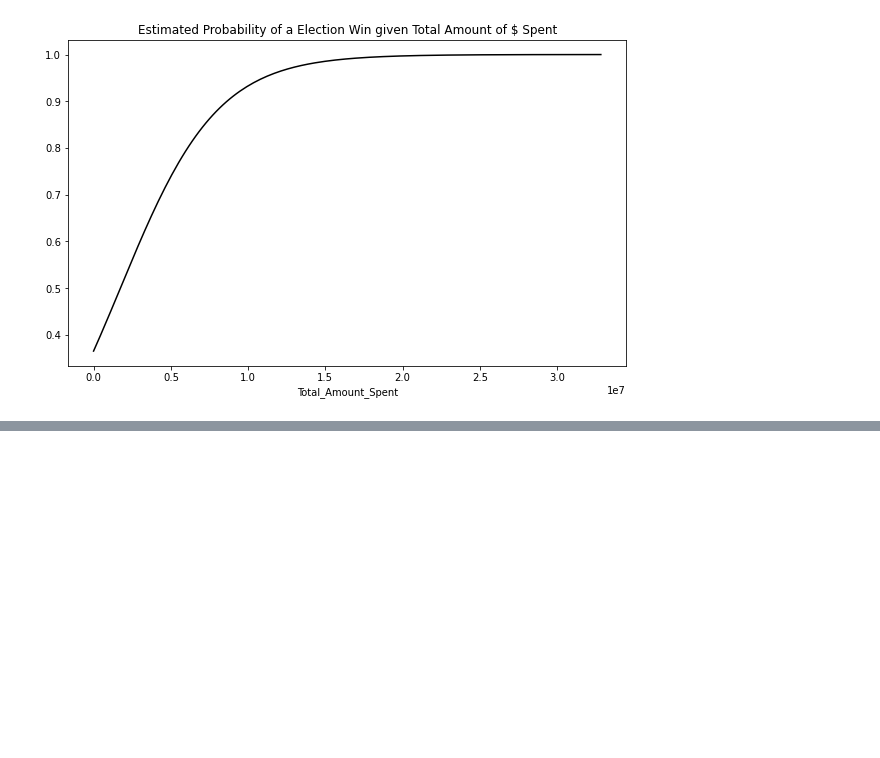
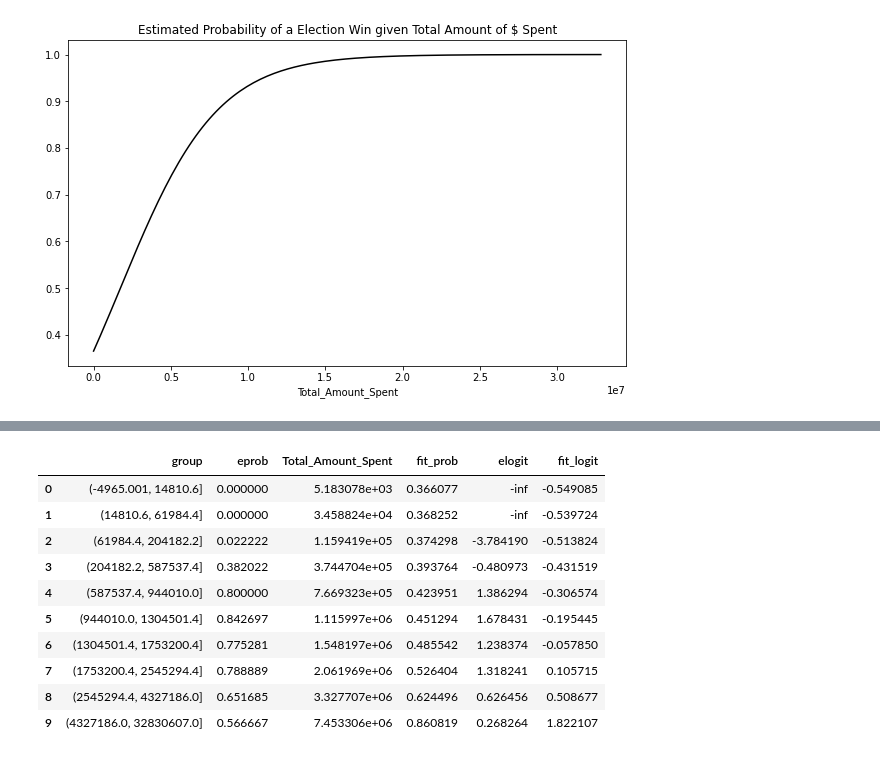
Before and after one commit to nss-data-science-cohort-6/webscraping_open_secrets-malted_milk_balls, a Jupyter notebook: Notebooks/candidates_logisitic_regression.ipynb, the cells around one changed output, grey strips where cells are left out. Saved outputs shown, nothing was run; the diff lists cells and outputs as text; code cells hidden in the pictures; blank space fills up the shorter version.

```diff
--- a/Notebooks/candidates_logisitic_regression.ipynb
+++ b/Notebooks/candidates_logisitic_regression.ipynb
@@ -107,0 +121,16 @@ amt_spent_summary.plot(x = 'Total_Amount_Spent', y = 'fit_prob',
+# %%
+amt_spent_summary['elogit'] = np.log(amt_spent_summary['eprob'] / (1 - amt_spent_summary['eprob']))
+amt_spent_summary['fit_logit'] = np.log(amt_spent_summary['fit_prob'] / (1 - amt_spent_summary['fit_prob']))
+amt_spent_summary
+# %% [output]
+|  | group | eprob | Total_Amount_Spent | fit_prob | elogit | fit_logit |
+| 0 | (-4965.001, 14810.6] | 0.000000 | 5.183078e+03 | 0.366077 | -inf | -0.549085 |
+| 1 | (14810.6, 61984.4] | 0.000000 | 3.458824e+04 | 0.368252 | -inf | -0.539724 |
+| 2 | (61984.4, 204182.2] | 0.022222 | 1.159419e+05 | 0.374298 | -3.784190 | -0.513824 |
+| 3 | (204182.2, 587537.4] | 0.382022 | 3.744704e+05 | 0.393764 | -0.480973 | -0.431519 |
+| 4 | (587537.4, 944010.0] | 0.800000 | 7.669323e+05 | 0.423951 | 1.386294 | -0.306574 |
+| 5 | (944010.0, 1304501.4] | 0.842697 | 1.115997e+06 | 0.451294 | 1.678431 | -0.195445 |
+| 6 | (1304501.4, 1753200.4] | 0.775281 | 1.548197e+06 | 0.485542 | 1.238374 | -0.057850 |
+| 7 | (1753200.4, 2545294.4] | 0.788889 | 2.061969e+06 | 0.526404 | 1.318241 | 0.105715 |
+| 8 | (2545294.4, 4327186.0] | 0.651685 | 3.327707e+06 | 0.624496 | 0.626456 | 0.508677 |
+| 9 | (4327186.0, 32830607.0] | 0.566667 | 7.453306e+06 | 0.860819 | 0.268264 | 1.822107 |
```
Also changed, not shown: parts of 5 cells of this notebook.
